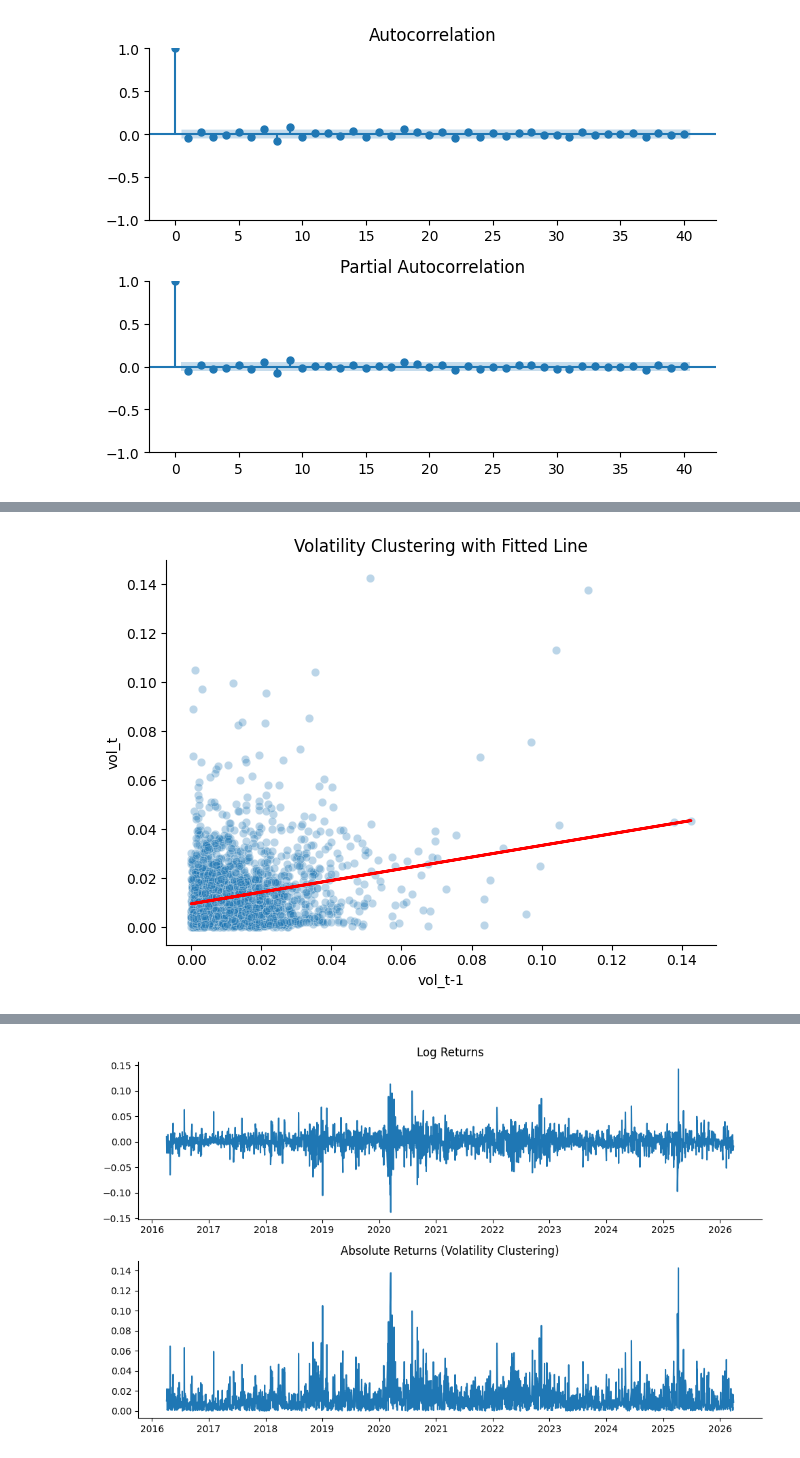
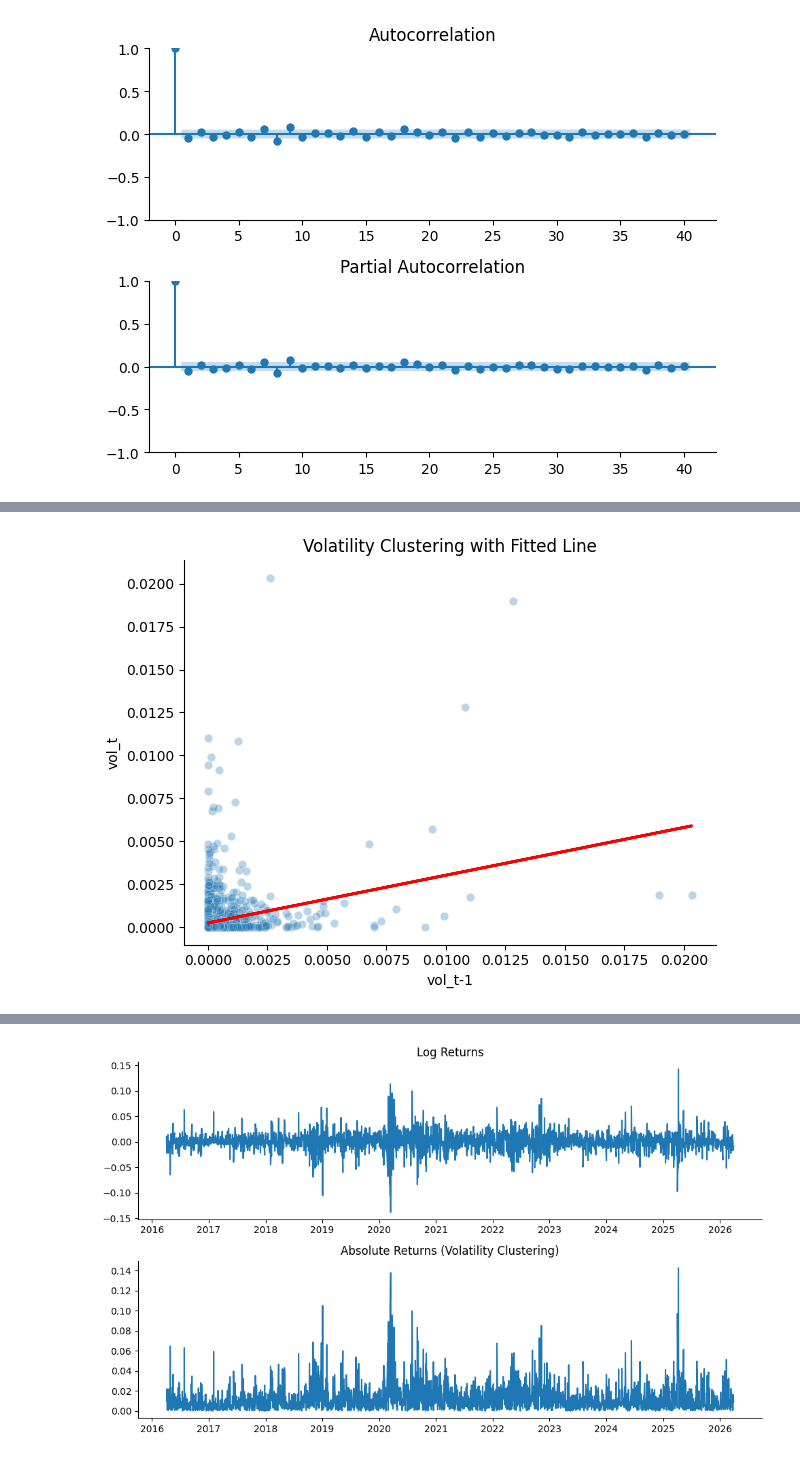
Before and after one commit to Kamend1/data_science_final_project, a Jupyter notebook: notebooks/1_1_stock_returns_data_pipeline.ipynb, the cells around one changed output, grey strips where cells are left out. Drawn from its saved outputs; the diff is of its cells as text; code cells hidden in the pictures.

Commit message:
Fix: Created time seriers utils file to carry time series statistical methods structurally. Update: Completed communication part in notebook 1_1

```diff
--- a/notebooks/1_1_stock_returns_data_pipeline.ipynb
+++ b/notebooks/1_1_stock_returns_data_pipeline.ipynb
@@ -156,17 +188,7 @@ return_data
 # %%
-#TODO Create a method
-
 N_SIGMAS = 3
 
-return_data["upper"] = return_data["mean"] + N_SIGMAS * return_data["std"]
-return_data["lower"] = return_data["mean"] - N_SIGMAS * return_data["std"]
-
-return_data["outlier"] = (
-    (return_data["log_return"] > return_data["upper"]) |
-    (return_data["log_return"] < return_data["lower"])
-)
-
-return_data = return_data.dropna()
+return_data = data_pipe.get_return_outliers(return_data, N_SIGMAS)
 return_data
 # %% [output]
 |  | Close | High | Low | Open | Volume | daily_return | log_return | daily_return_pct | ... |
@@ -473,23 +801,26 @@ plt.tight_layout()
 # %%
-returns = return_data["log_return"]
+df_vol = pd.DataFrame()
+
+df_vol["vol_t"] = return_data["log_return"]**2
+df_vol["vol_t-1"] = df_vol["vol_t"].shift(1)
+
+df_vol = df_vol.dropna()
 
 sns.scatterplot(x="vol_t-1", y="vol_t", data=df_vol, alpha=0.3)
 
-# Fit linear regression
 x = df_vol["vol_t-1"]
 y = df_vol["vol_t"]
 
 m, b = np.polyfit(x, y, 1)
 
-# Plot line
 plt.plot(x, m*x + b, color="red", linewidth=2)
 
 plt.title("Volatility Clustering with Fitted Line")
 sns.despine()
 plt.tight_layout()
 plt.show()
 # %% [output]
-[figure, old version]
+[figure, new version]
 # %% [markdown]
 ##### Volatility Clustering – Scatterplot Interpretation
 
```
Also changed, not shown: parts of 53 cells of this notebook, 3 other files.
